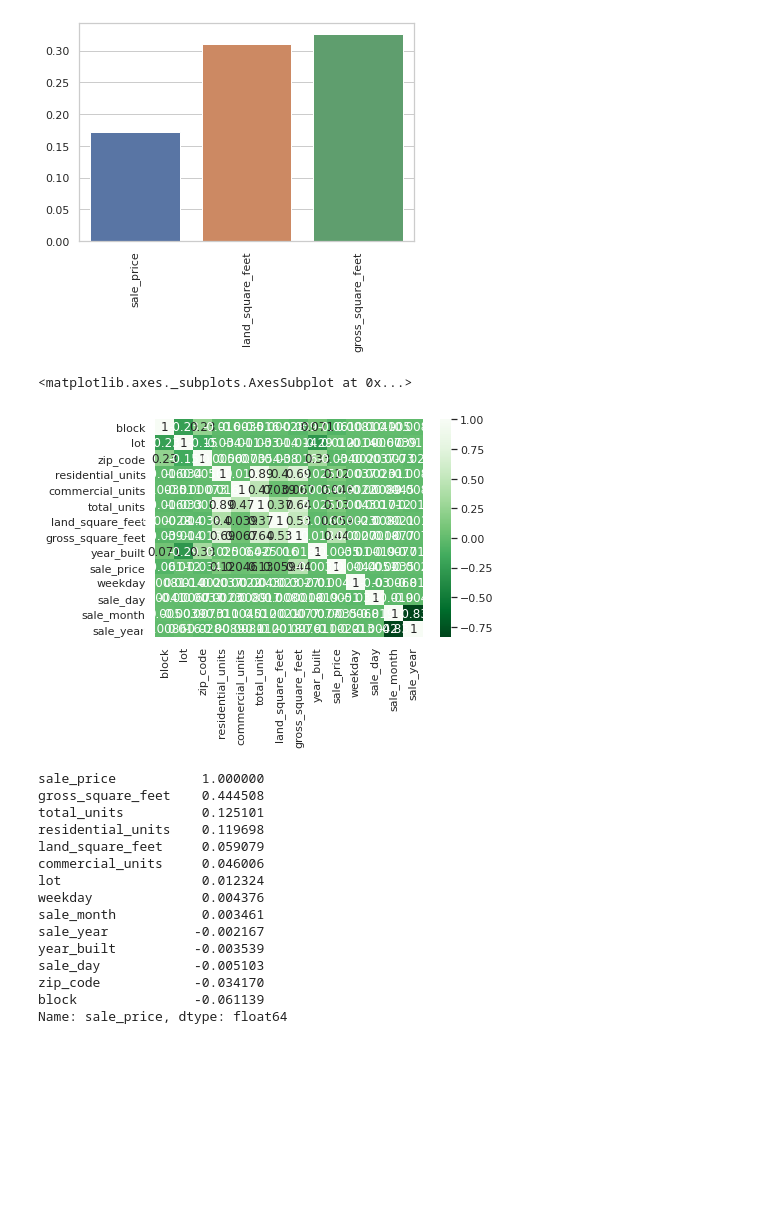
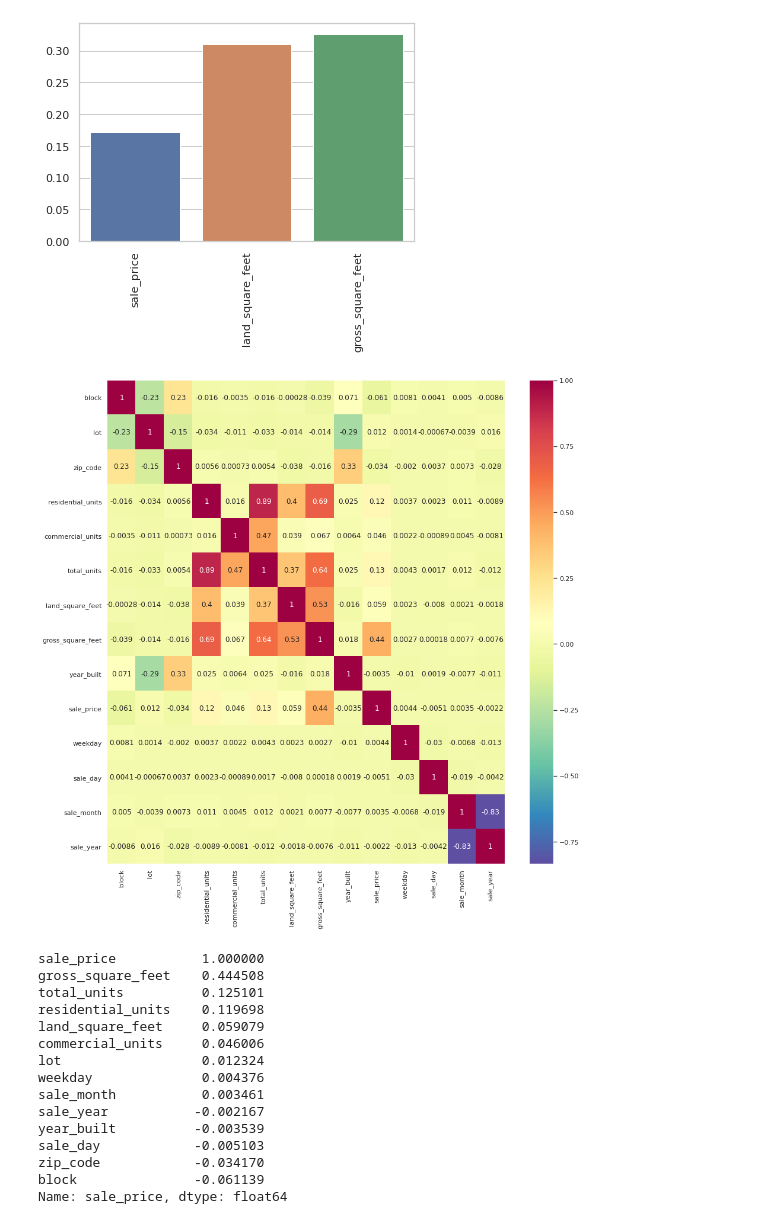
Before and after one commit to business-ui/python_projects, a Jupyter notebook: NYC_Rolling_Sales.ipynb, the cells around one changed output. Saved outputs shown, nothing was run; the diff lists cells and outputs as text; code cells hidden in the pictures; blank space fills up the shorter version.

```diff
--- a/NYC_Rolling_Sales.ipynb
+++ b/NYC_Rolling_Sales.ipynb
@@ -97,11 +97,12 @@ df['sale_day'] = pd.DatetimeIndex(df['sale_date']).day
 df['sale_month'] = pd.DatetimeIndex(df['sale_date']).month
 df['sale_year'] = pd.DatetimeIndex(df['sale_date']).year
 del df['sale_date']
-# %%
-sns.heatmap(df.corr(),annot=True,cmap="Greens_r")
-# %% [output]
-<matplotlib.axes._subplots.AxesSubplot at 0x...>
-[figure, removed]
+# %%
+fig, ax = plt.subplots(figsize=(15,15))
+sns.heatmap(df.corr(),annot=True,cmap="Spectral_r", ax=ax)
+plt.show()
+# %% [output]
+[figure, added]
 # %%
 # For a numeric representation of correlation with sale_price
 df.corr()['sale_price'].sort_values(ascending=False)
```
Also changed, not shown: parts of 9 cells of this notebook.
